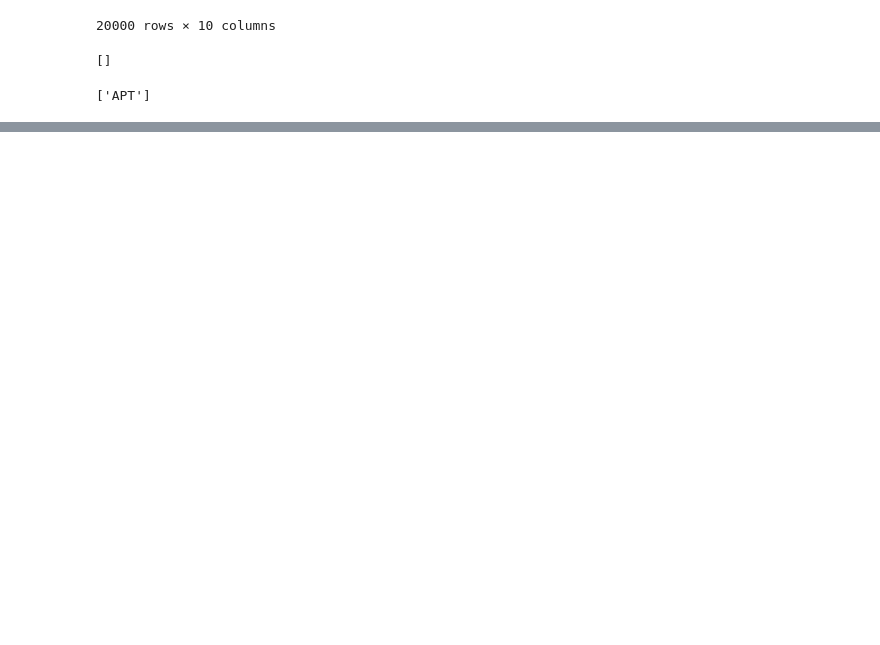
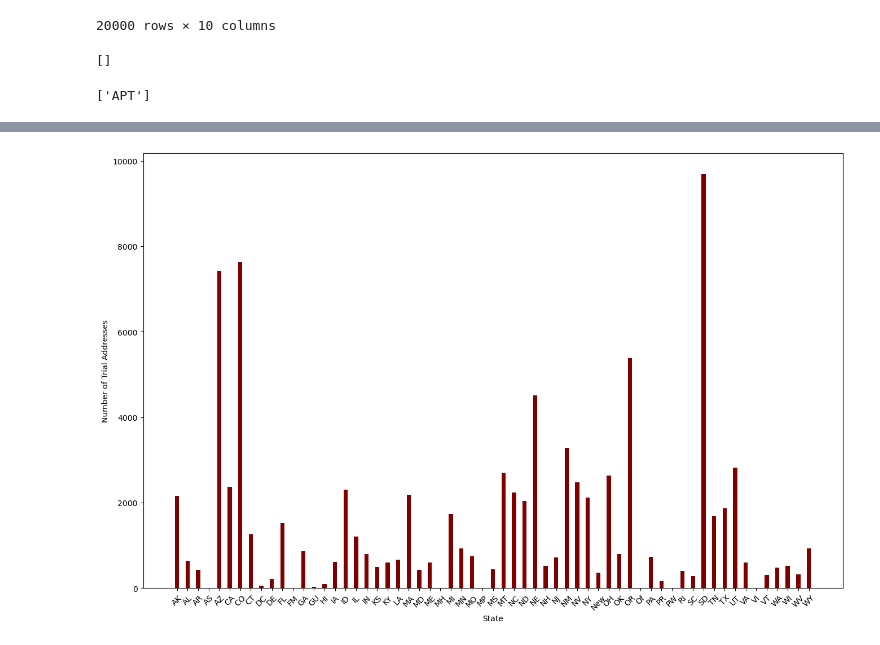
Before and after one commit to brian-cy-chang/UW_Geospatial, a Jupyter notebook: notebooks/OMOP.ipynb, the cells around one changed output, grey strips where cells are left out. Cells and saved outputs as stored; diff of their text form; code cells hidden in the pictures; blank space fills up the shorter version.

```diff
--- a/notebooks/OMOP.ipynb
+++ b/notebooks/OMOP.ipynb
@@ -364,0 +597,5 @@ print(apt_string)
+# %%
+def multipleReplace(text, wordDict):
+    for key in wordDict:
+        text = text.replace(key, wordDict[key])
+    return text
@@ -364,0 +663,11 @@ print(apt_string)
+# %%
+lst = []
+for i,row in parse_df_clean.iterrows():
+    if len(row.state) > 3:
+        row['STATE'] = multipleReplace(row.state.strip(), us_state_to_abbrev)
+        lst.append(row)
+    else:
+        row['STATE'] = row.state.strip()
+        lst.append(row)
+# %%
+parse_df_clean = pd.concat(lst, axis=1).transpose()
@@ -364,0 +678,3 @@ print(apt_string)
+# %%
+tribal_counts = pd.DataFrame(parse_df_clean.groupby('STATE')['Tribal'].count())
+tribal_counts
@@ -364,0 +696,11 @@ print(apt_string)
+# %%
+# barplot of distribution of tribal addresses by state or US territory
+fig = plt.figure(figsize = (16, 10))
+
+plt.bar(tribal_counts.index, tribal_counts['Tribal'], color ='maroon', width = 0.4)
+plt.xlabel("State")
+plt.ylabel("Number of Trial Addresses")
+plt.xticks(rotation=45)
+plt.show()
+# %% [output]
+[figure, added]
```
Also changed, not shown: parts of 13 cells of this notebook, 2 other files.
